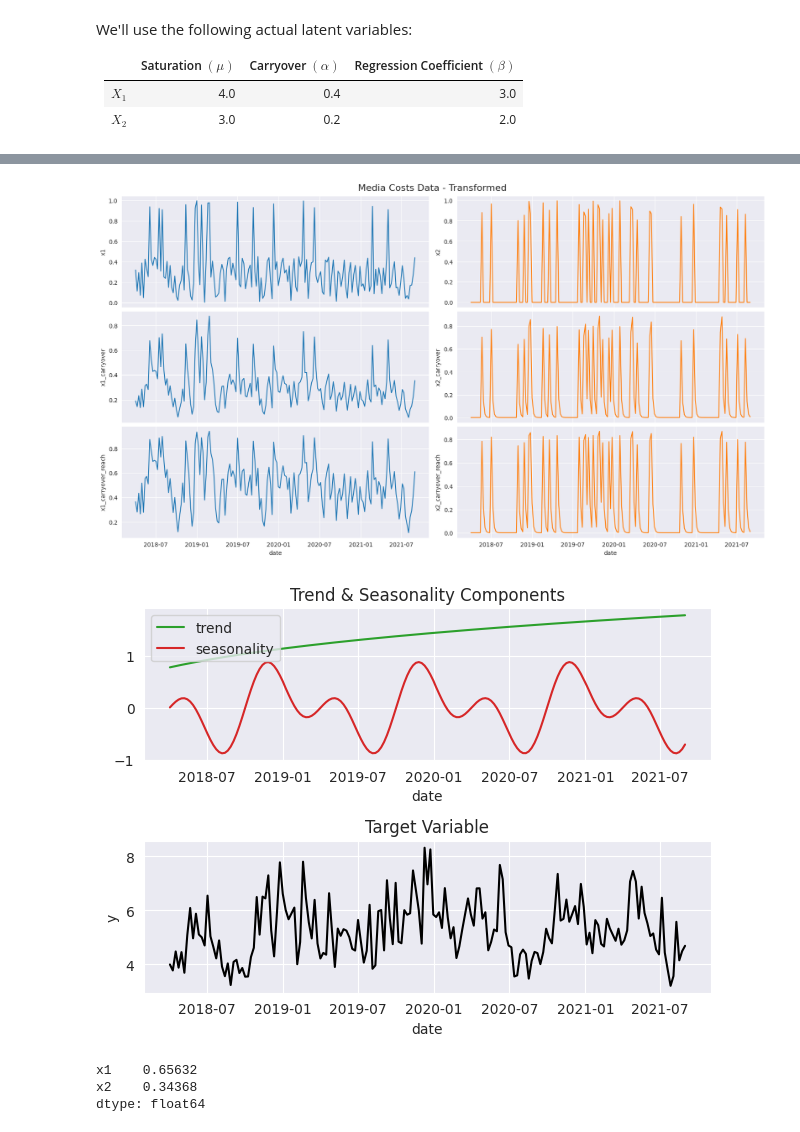
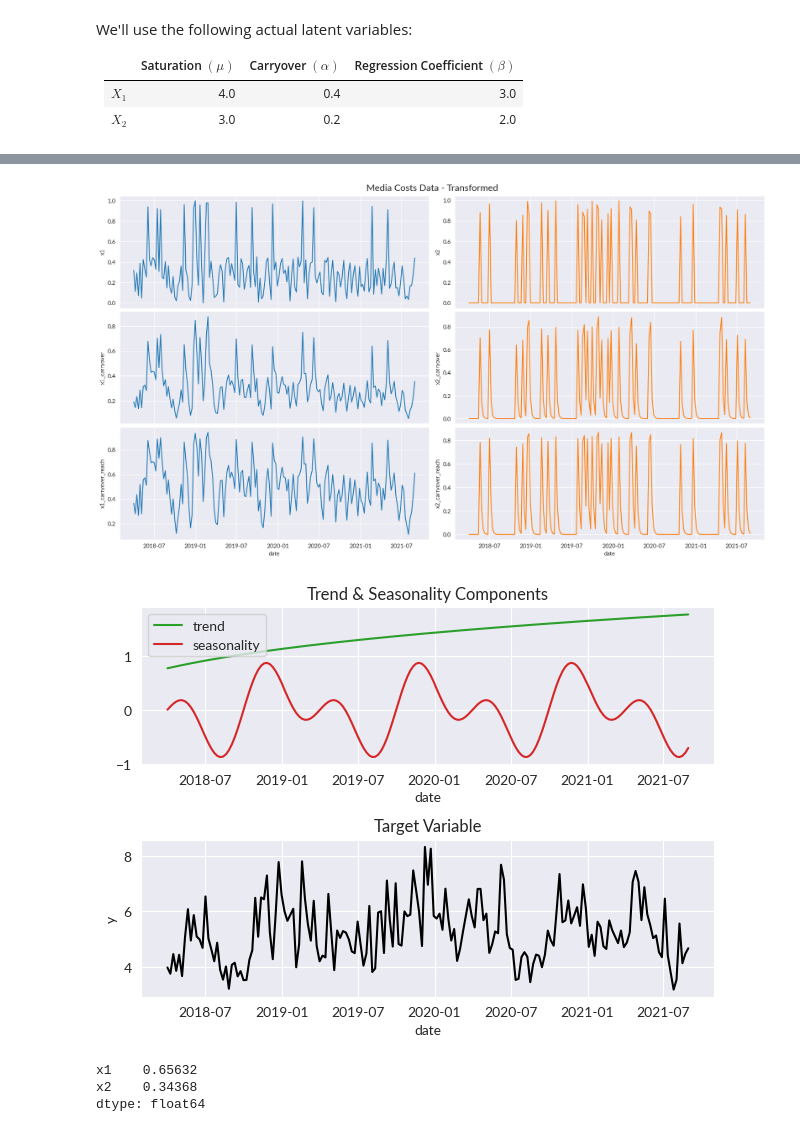
Before and after one commit to royrvd/final-project-in-data-science, a Jupyter notebook: Final Project Plots.ipynb, the cells around one changed output, grey strips where cells are left out. Cells and saved outputs as stored; diff of their text form; code cells hidden in the pictures.

```diff
--- a/Final Project Plots.ipynb
+++ b/Final Project Plots.ipynb
@@ -34,5 +9,0 @@ lato_font = r"Lato\Lato-Regular.ttf"
-# %%
-sns.set_style(
-    "darkgrid",
-    rc={"figure.facecolor": "white", "lines.color": "#12698A"},  # "font.family": "Lato"
-)
@@ -39,3 +25,12 @@ sns.set_style(
+# %%
+font_manager.fontManager.addfont(r"Lato/Lato-Regular.ttf")
+
+lato_font = r"Lato\Lato-Regular.ttf"
+
+sns.set_style(
+    "darkgrid",
+    rc={"figure.facecolor": "white", "lines.color": "#12698A", "font.family": "Lato"},
+)
 # %%
 seed: int = sum(map(ord, "mmm"))
 rng: np.random.Generator = np.random.default_rng(seed=seed)
@@ -233,19 +233,21 @@ sns.lineplot(x="date", y="x1_carryover_reach", data=df, color="C0", ax=ax[2, 0])
 sns.lineplot(x="date", y="x2_carryover_reach", data=df, color="C1", ax=ax[2, 1])
 fig.suptitle("Media Costs Data - Transformed", fontsize=16);
 # %% [output]
-[figure, old version]
+[figure, new version]
 # %%
 fig, axes = plt.subplots(nrows=2)
 sns.lineplot(x="date", y="trend", color="C2", label="trend", data=df, ax=axes[0])
-sns.lineplot(x="date", y="seasonality", color="C3", label="seasonality", data=df, ax=axes[0])
+sns.lineplot(
+    x="date", y="seasonality", color="C3", label="seasonality", data=df, ax=axes[0]
+)
 axes[0].legend(loc="upper left")
 axes[0].set(title="Trend & Seasonality Components", xlabel="date", ylabel=None)
 
 sns.lineplot(x="date", y="y", color="black", data=df, ax=axes[1])
 axes[1].set(title="Target Variable", xlabel="date", ylabel="y")
 fig.tight_layout();
 # %% [output]
-[figure, old version]
+[figure, new version]
 # %%
 total_spend_per_channel = data[["x1", "x2"]].sum(axis=0)
 spend_share = total_spend_per_channel / total_spend_per_channel.sum()
```
Also changed, not shown: parts of 36 cells of this notebook.
